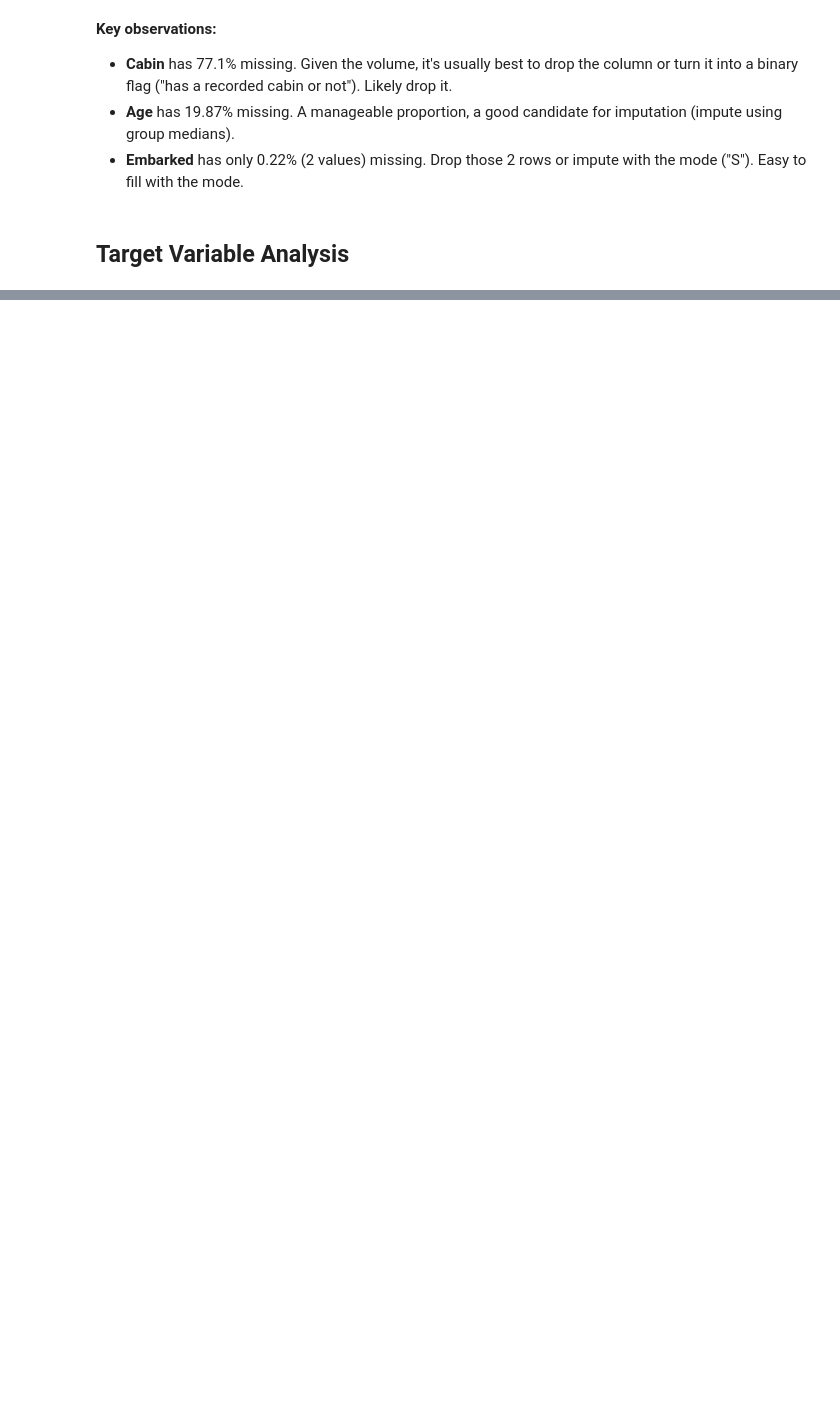
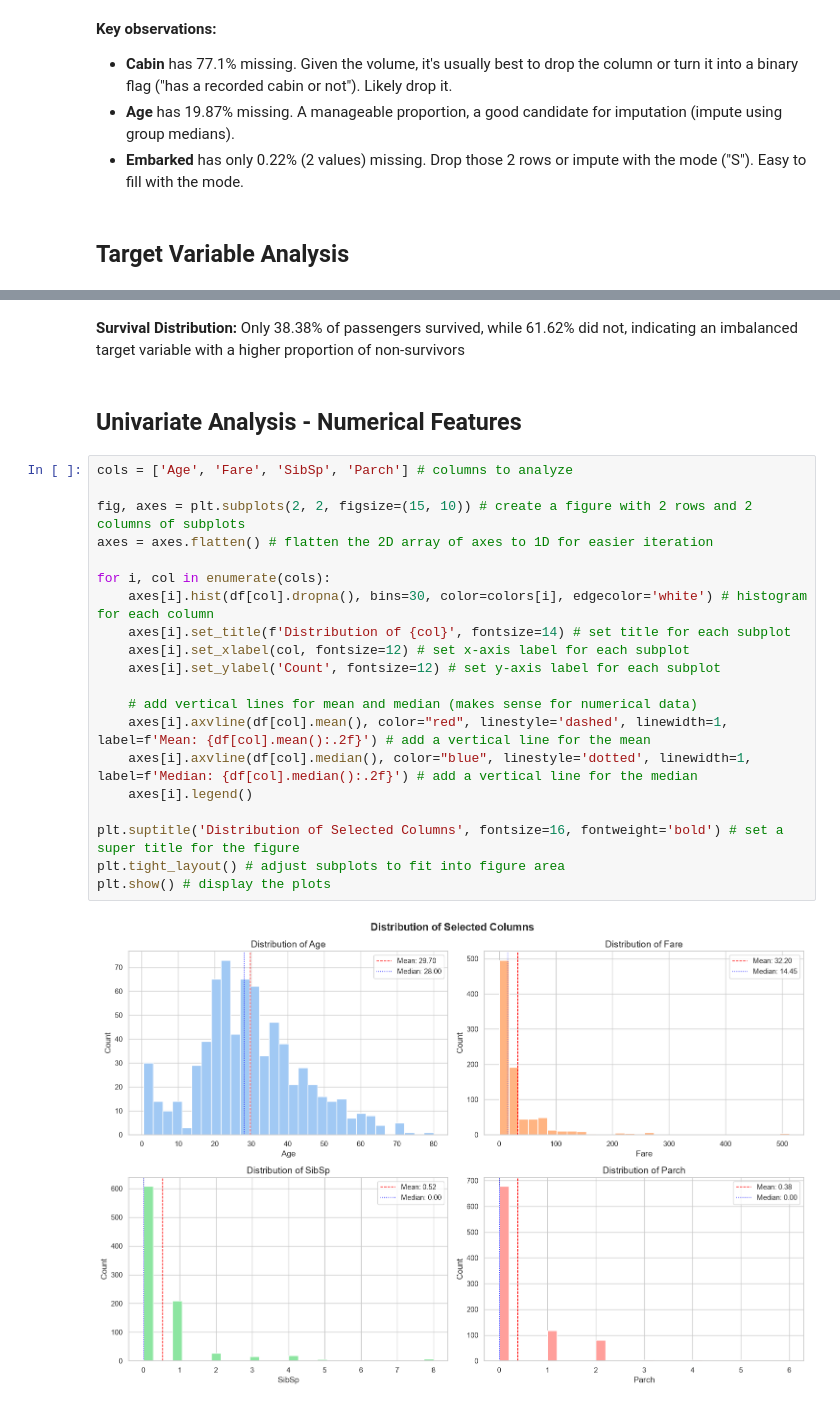
Before and after one commit to marygou/Titanic-Survival-Prediction, a Jupyter notebook: notebooks/01_eda.ipynb, the cells around one changed output, grey strips where cells are left out. Cells and saved outputs as stored; diff of their text form; blank space fills up the shorter version.

Commit message:
feat: add univariate analysis of numerical features

```diff
--- a/notebooks/01_eda.ipynb
+++ b/notebooks/01_eda.ipynb
@@ -177,0 +209,26 @@ for i, v in enumerate(df.isnull().sum()):
+# %% [markdown]
+**Survival Distribution:** Only 38.38% of passengers survived, while 61.62% did not, indicating an imbalanced target variable with a higher proportion of non-survivors
+# %% [markdown]
+## Univariate Analysis - Numerical Features
+# %%
+cols = ['Age', 'Fare', 'SibSp', 'Parch'] # columns to analyze
+
+fig, axes = plt.subplots(2, 2, figsize=(15, 10)) # create a figure with 2 rows and 2 columns of subplots
+axes = axes.flatten() # flatten the 2D array of axes to 1D for easier iteration
+
+for i, col in enumerate(cols):
+    axes[i].hist(df[col].dropna(), bins=30, color=colors[i], edgecolor='white') # histogram for each column
+    axes[i].set_title(f'Distribution of {col}', fontsize=14) # set title for each subplot
+    axes[i].set_xlabel(col, fontsize=12) # set x-axis label for each subplot
+    axes[i].set_ylabel('Count', fontsize=12) # set y-axis label for each subplot
+
+    # add vertical lines for mean and median (makes sense for numerical data)
+    axes[i].axvline(df[col].mean(), color="red", linestyle='dashed', linewidth=1, label=f'Mean: {df[col].mean():.2f}') # add a vertical line for the mean
+    axes[i].axvline(df[col].median(), color="blue", linestyle='dotted', linewidth=1, label=f'Median: {df[col].median():.2f}') # add a vertical line for the median
+    axes[i].legend()
+
+plt.suptitle('Distribution of Selected Columns', fontsize=16, fontweight='bold') # set a super title for the figure
+plt.tight_layout() # adjust subplots to fit into figure area
+plt.show() # display the plots
+# %% [output]
+[figure, added]
```
Also changed, not shown: parts of 4 cells of this notebook.
